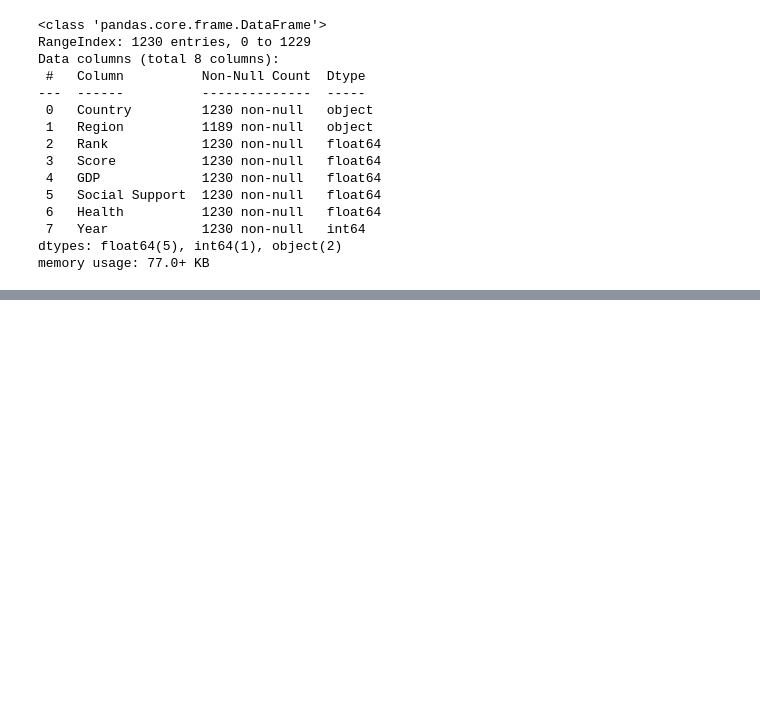
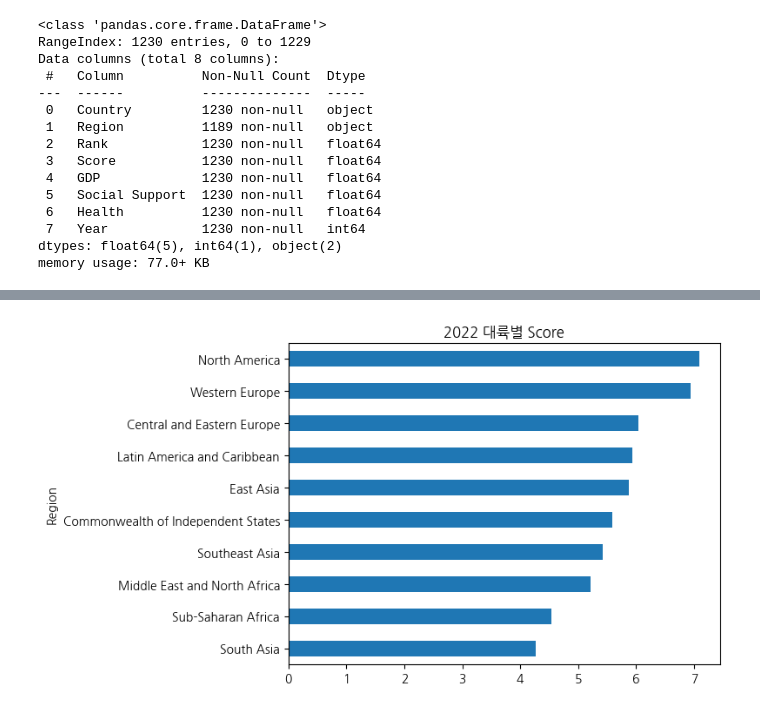
Before and after one commit to SangHui48/data_study, a Jupyter notebook: p_month_1/EDA_1.ipynb, the cells around one changed output, grey strips where cells are left out. Cells and saved outputs as stored; diff of their text form; code cells hidden in the pictures; blank space fills up the shorter version.

```diff
--- a/p_month_1/EDA_1.ipynb
+++ b/p_month_1/EDA_1.ipynb
@@ -33,0 +73,10 @@ memory usage: 77.0+ KB
+# %%
+def draw_region(year, row):
+    plt.title(f'{year} 대륙별 {row}')
+    part = df[df['Year'] == year]
+    part.groupby(by='Region').mean().sort_values(by=row)[row].plot(kind='barh', x=row)
+    plt.show()
+# %%
+draw_region(2022, 'Score')
+# %% [output]
+[figure, added]
```
Also changed, not shown: parts of 32 cells of this notebook.
